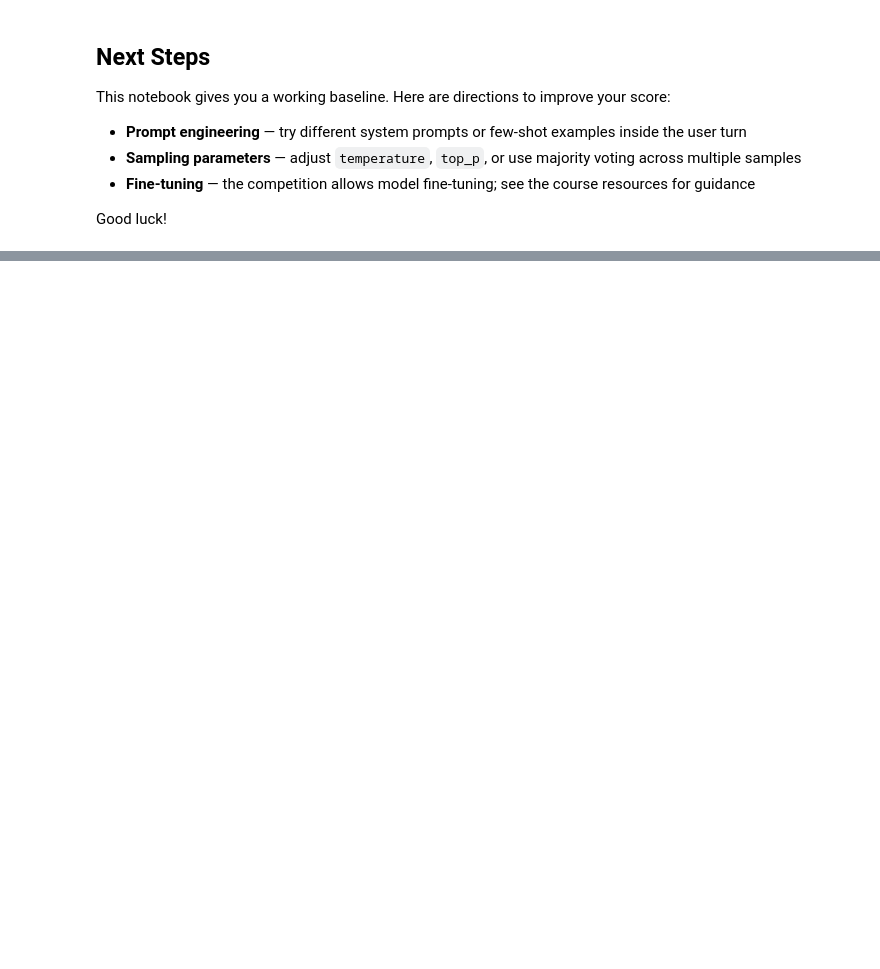
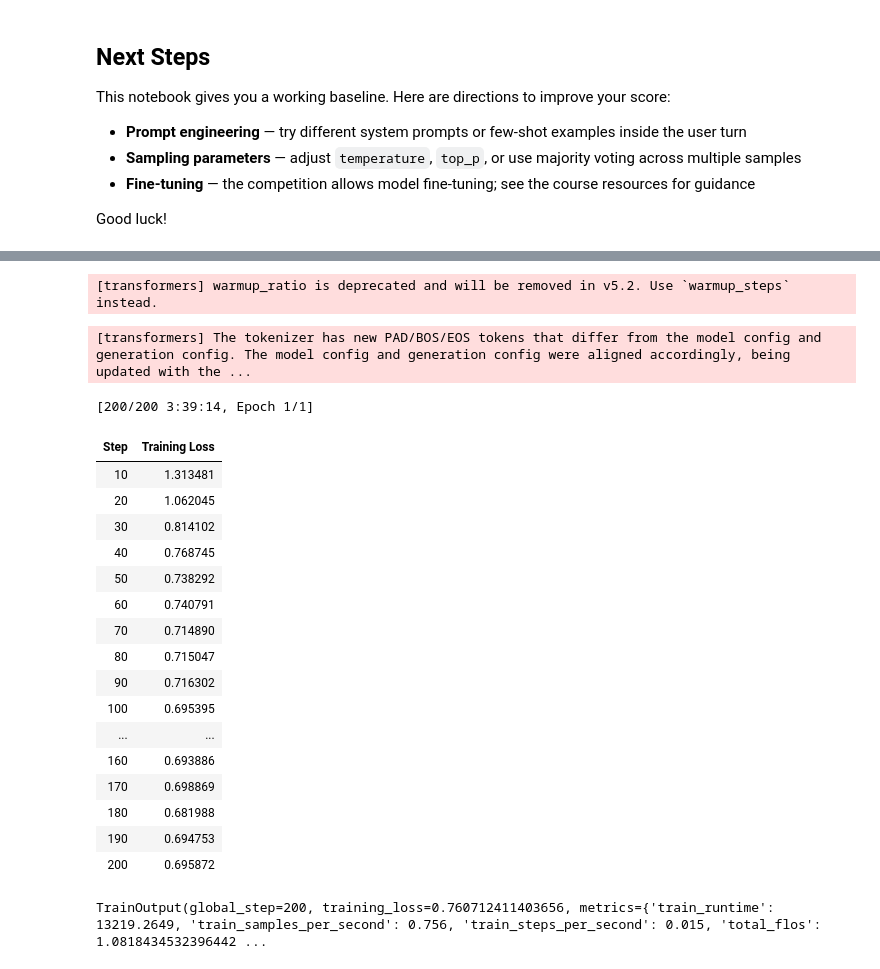
Before and after one commit to arugoa/151B_SP26_Competition, a Jupyter notebook: starter_code_cse151b_comp.ipynb, the cells around one changed output, grey strips where cells are left out. Drawn from its saved outputs; the diff is of its cells as text; code cells hidden in the pictures; blank space fills up the shorter version.

Commit message:
added lora training code

```diff
--- a/starter_code_cse151b_comp.ipynb
+++ b/starter_code_cse151b_comp.ipynb
@@ -103,7 +98,7 @@ from pathlib import Path
 from typing import Optional
 
 from transformers import AutoTokenizer
-# from vllm import LLM, SamplingParams
+from vllm import LLM, SamplingParams
 from tqdm import tqdm
 
 # ── Configuration ─────────────────────────────────────────────────────────────
@@ -111,7 +106,7 @@ MODEL_ID    = "Qwen/Qwen3-4B-Thinking-2507"
 GPU_ID      = "0"                    # CUDA_VISIBLE_DEVICES
 DATA_PATH   = "data/public.jsonl"
 OUTPUT_PATH = "results/starter_results.jsonl"
-MAX_TOKENS  = 32768
+MAX_TOKENS  = 4096 #32768
 
 os.environ["CUDA_VISIBLE_DEVICES"] = GPU_ID
 # %% [markdown]
@@ -170,13 +165,15 @@ We use two system prompts depending on the question type:
 # %%
 SYSTEM_PROMPT_MATH = (
     "You are an expert mathematician. Solve the problem step-by-step. "
+    "Before you start to calculate, write down your reasoning and the steps you will take to solve the problem. "
+    "Do not change your reasoning after you start calculating, unless there is a serious error. "
     "Put your final answer inside \\boxed{}. "
     "If the problem has multiple sub-answers, separate them by commas inside a single \\boxed{}, "
     "e.g. \\boxed{3, 7}."
 )
 
 SYSTEM_PROMPT_MCQ = (
-    "You are an expert mathematician. "
+    "You are an expert mathematician. Solve the problem step-by-step. "
     "Read the problem and the answer choices below, then select the single best answer. "
     "Output ONLY the letter of your chosen option inside \\boxed{}, e.g. \\boxed{C}."
 )
@@ -289,4 +319,14 @@ Qwen3ForCausalLM(
 )
+# %%
+sampling_params = SamplingParams(
+    max_tokens=MAX_TOKENS,
+    temperature=0.6,
+    top_p=0.95,
+    top_k=20,
+    min_p=0.0,
+    presence_penalty=0.0,
+    repetition_penalty=1.0,
+)
 # %% [markdown]
 ## 6. Generate Responses
 
@@ -450,0 +723,58 @@ Good luck!
+# %%
+# CHECKPOINT_DIR = "./lora_adapters/lora_adapter_comp/checkpoints"
+# MODEL_DIR = "./lora_adapters/lora_adapter_comp/lora_adapter_comp"
+
+CHECKPOINT_DIR = "./lora_adapters/lora_adapter_openr1/checkpoints"
+MODEL_DIR = "./lora_adapters/lora_adapter_openr1/lora_adapter_openr1"
+
+# Can change these parameters as needed
+sft_config = SFTConfig(
+    output_dir=CHECKPOINT_DIR,
+    max_length=4096, # Samples can be up to 3k tokens, use at leask 4k to avoid truncation.
+    dataset_text_field="text",
+    packing=False,
+    per_device_train_batch_size=1,
+    gradient_accumulation_steps=50,
+    learning_rate=1e-4,
+    lr_scheduler_type="cosine",
+    warmup_ratio=0.1,
+    bf16=True,
+    optim="adamw_8bit",
+    num_train_epochs=1,
+    save_strategy="steps",
+    save_steps=50,
+)
+
+# Do not change
+trainer = SFTTrainer(
+    model = model,
+    train_dataset = lora_train_dataset,
+    args=sft_config,
+)
+
+trainer.train()
+
+trainer.save_model(MODEL_DIR)
+tokenizer.save_pretrained(MODEL_DIR)
+# %% [output]
+[transformers] warmup_ratio is deprecated and will be removed in v5.2. Use `warmup_steps` instead.
+[transformers] The tokenizer has new PAD/BOS/EOS tokens that differ from the model config and generation config. The model config and generation config were aligned accordingly, being updated with the ...
+[200/200 3:39:14, Epoch 1/1]
+| Step | Training Loss |
+| 10 | 1.313481 |
+| 20 | 1.062045 |
+| 30 | 0.814102 |
+| 40 | 0.768745 |
+| 50 | 0.738292 |
+| 60 | 0.740791 |
+| 70 | 0.714890 |
+| 80 | 0.715047 |
+| 90 | 0.716302 |
+| 100 | 0.695395 |
+| ... | ... |
+| 160 | 0.693886 |
+| 170 | 0.698869 |
+| 180 | 0.681988 |
+| 190 | 0.694753 |
+| 200 | 0.695872 |
+TrainOutput(global_step=200, training_loss=0.760712411403656, metrics={'train_runtime': 13219.2649, 'train_samples_per_second': 0.756, 'train_steps_per_second': 0.015, 'total_flos': 1.0818434532396442 ...
```
Also changed, not shown: parts of 19 cells of this notebook, 1 other file.
